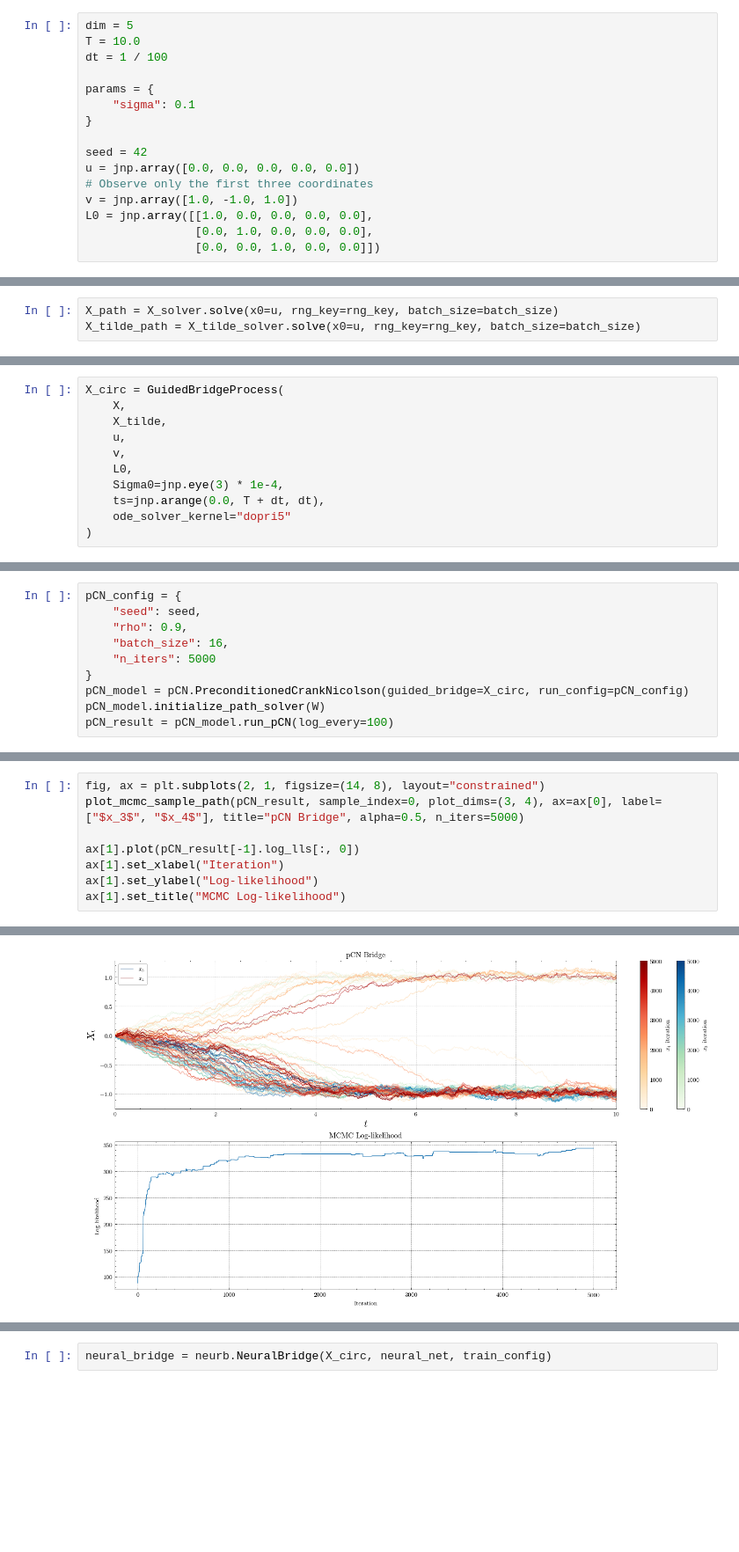
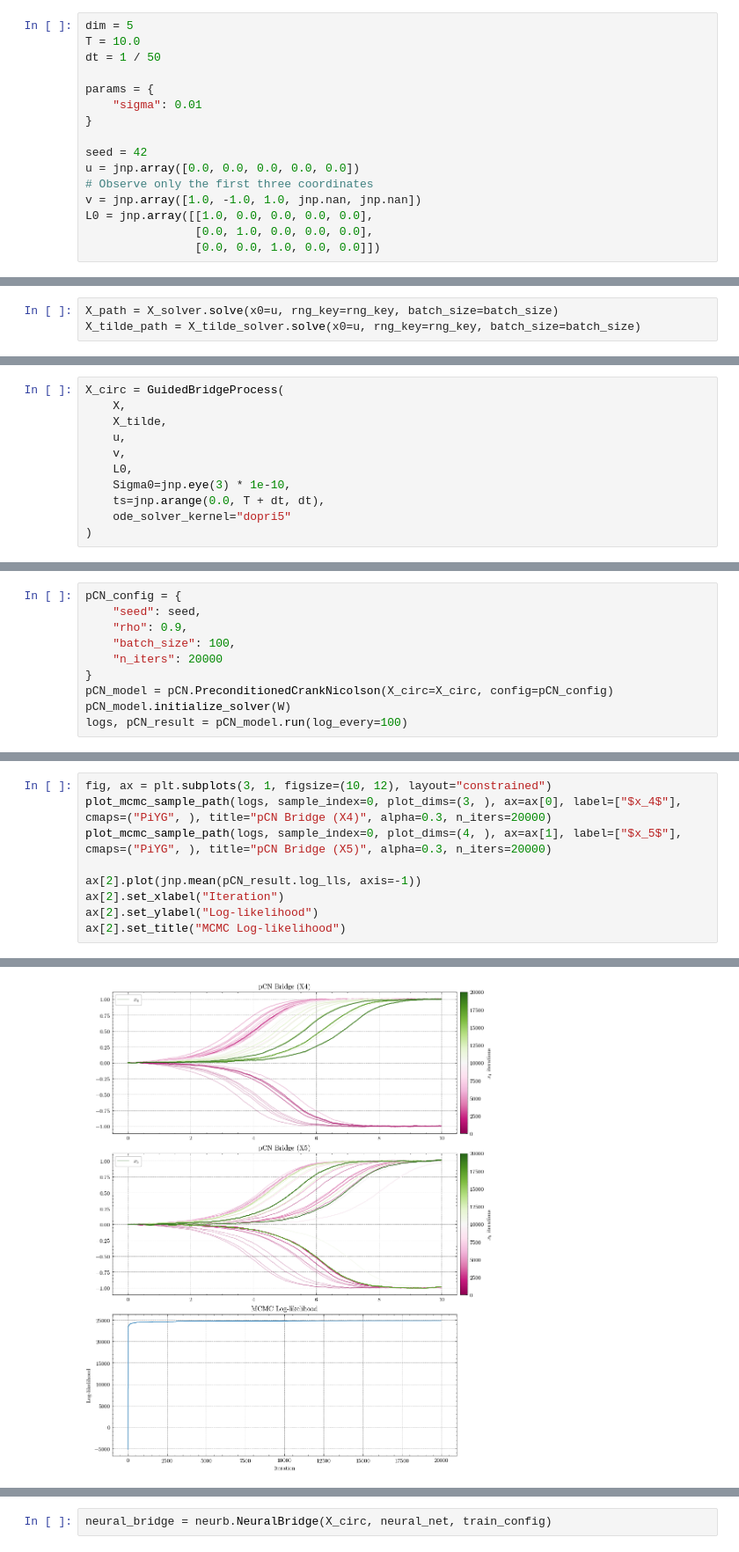
Before and after one commit to bookdiver/neuralbridge, a Jupyter notebook: notebooks/double_well_model.ipynb, the cells around one changed output, grey strips where cells are left out. Shown at 88% size. Cells and saved outputs as stored; diff of their text form; blank space fills up the shorter version.

```diff
--- a/notebooks/double_well_model.ipynb
+++ b/notebooks/double_well_model.ipynb
@@ -17,16 +181,16 @@ WARNING:absl:Tensorflow library not found, tensorflow.io.gfile operations will u
 # %%
 dim = 5
 T = 10.0
-dt = 1 / 100
+dt = 1 / 50
 
 params = {
-    "sigma": 0.1
+    "sigma": 0.01
 }
 
 seed = 42
 u = jnp.array([0.0, 0.0, 0.0, 0.0, 0.0])
 # Observe only the first three coordinates
-v = jnp.array([1.0, -1.0, 1.0])
+v = jnp.array([1.0, -1.0, 1.0, jnp.nan, jnp.nan])
 L0 = jnp.array([[1.0, 0.0, 0.0, 0.0, 0.0],
                 [0.0, 1.0, 0.0, 0.0, 0.0],
                 [0.0, 0.0, 1.0, 0.0, 0.0]])
@@ -60,7 +246,7 @@ X_circ = GuidedBridgeProcess(
     u,
     v,
     L0,
-    Sigma0=jnp.eye(3) * 1e-4,
+    Sigma0=jnp.eye(3) * 1e-10,
     ts=jnp.arange(0.0, T + dt, dt),
     ode_solver_kernel="dopri5"
 )
@@ -76,10 +262,10 @@ plot_sample_path(X_circ_path, ax=ax, label=["$x_1$", "$x_2$", "$x_3$", "$x_4$",
 pCN_config = {
     "seed": seed,
     "rho": 0.9,
-    "batch_size": 16,
-    "n_iters": 5000
+    "batch_size": 100,
+    "n_iters": 20000
 }
-pCN_model = pCN.PreconditionedCrankNicolson(guided_bridge=X_circ, run_config=pCN_config)
-pCN_model.initialize_path_solver(W)
-pCN_result = pCN_model.run_pCN(log_every=100)
+pCN_model = pCN.PreconditionedCrankNicolson(X_circ=X_circ, config=pCN_config)
+pCN_model.initialize_solver(W)
+logs, pCN_result = pCN_model.run(log_every=100)
 # %% [output]
@@ -87,13 +273,14 @@ INFO:root:Batch average acceptance rate: 2.62%
 # %%
-fig, ax = plt.subplots(2, 1, figsize=(14, 8), layout="constrained")
-plot_mcmc_sample_path(pCN_result, sample_index=0, plot_dims=(3, 4), ax=ax[0], label=["$x_3$", "$x_4$"], title="pCN Bridge", alpha=0.5, n_iters=5000)
+fig, ax = plt.subplots(3, 1, figsize=(10, 12), layout="constrained")
+plot_mcmc_sample_path(logs, sample_index=0, plot_dims=(3, ), ax=ax[0], label=["$x_4$"], cmaps=("PiYG", ), title="pCN Bridge (X4)", alpha=0.3, n_iters=20000)
+plot_mcmc_sample_path(logs, sample_index=0, plot_dims=(4, ), ax=ax[1], label=["$x_5$"], cmaps=("PiYG", ), title="pCN Bridge (X5)", alpha=0.3, n_iters=20000)
 
-ax[1].plot(pCN_result[-1].log_lls[:, 0])
-ax[1].set_xlabel("Iteration")
-ax[1].set_ylabel("Log-likelihood")
-ax[1].set_title("MCMC Log-likelihood")
+ax[2].plot(jnp.mean(pCN_result.log_lls, axis=-1))
+ax[2].set_xlabel("Iteration")
+ax[2].set_ylabel("Log-likelihood")
+ax[2].set_title("MCMC Log-likelihood")
 # %% [output]
 Text(0.5, 1.0, 'MCMC Log-likelihood')
-[figure, old version]
+[figure, new version]
 # %%
 fig, ax = plt.subplots(1, 2, figsize=(10, 4), layout="constrained")
```
Also changed, not shown: parts of 41 cells of this notebook, 38 other files.
